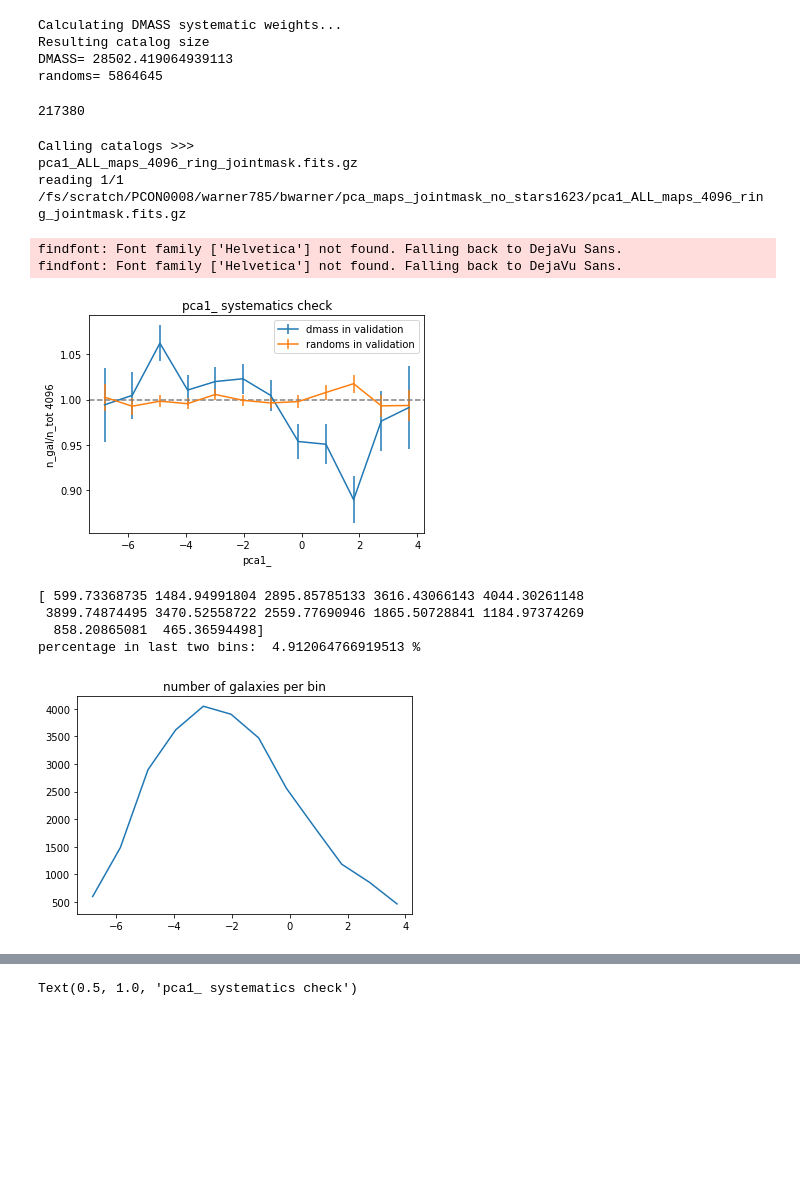
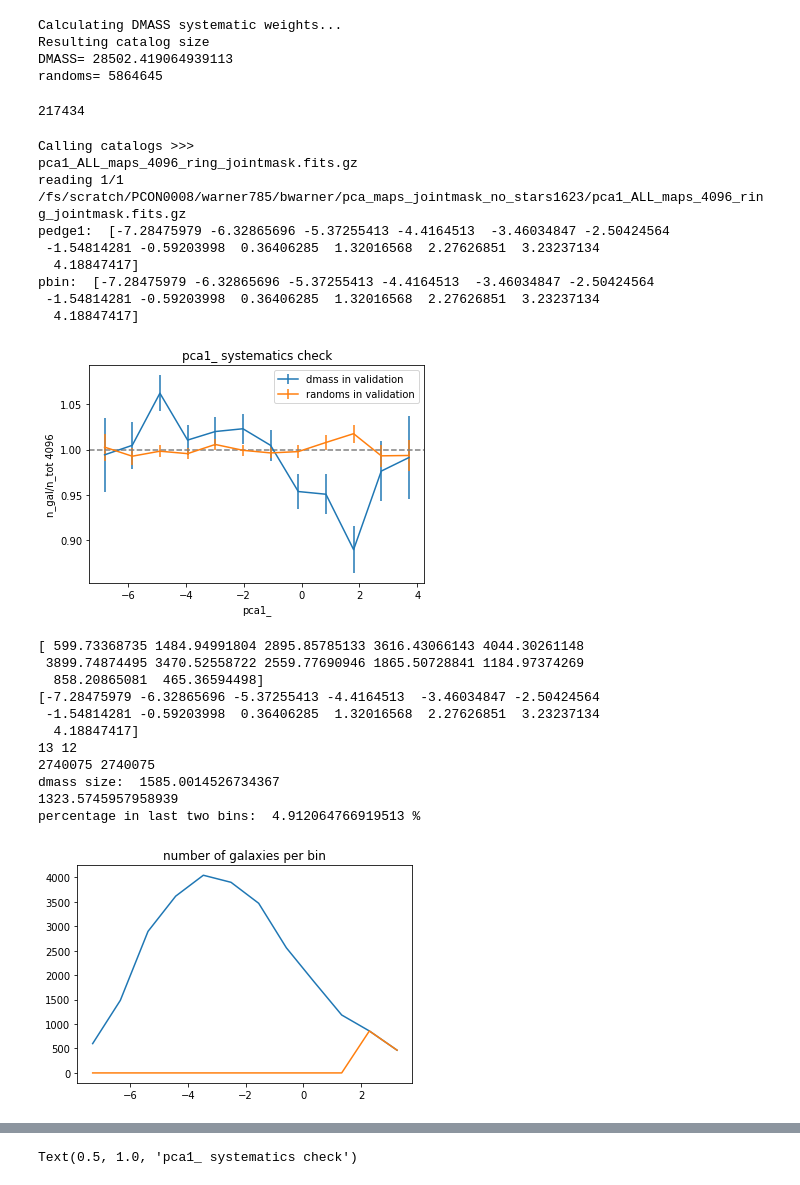
Before and after one commit to sujeong-lee/DMASS, a Jupyter notebook: code_py3/Singular_Systematic.ipynb, the cells around one changed output, grey strips where cells are left out. Cells and saved outputs as stored; diff of their text form; code cells hidden in the pictures; blank space fills up the shorter version.

Commit message:
Training Region test of number density + fixing singular systematic bug

```diff
--- a/code_py3/Singular_Systematic.ipynb
+++ b/code_py3/Singular_Systematic.ipynb
@@ -360,12 +360,15 @@ def number_gal(sysMap, dmass_chron, sys_weights = False): # apply systematic wei
     #print((sysval_gal != 0.0).any())
 
     if sys_weights == True:
-        h,_ = np.histogram(sysval_gal[sysval_gal != hp.UNSEEN], bins=pbin, weights = dmass_chron["WEIGHT"][sysval_gal != hp.UNSEEN]*dmass_chron["SYS_WEIGHT"][sysval_gal != hp.UNSEEN])
+        h,pedge1 = np.histogram(sysval_gal[sysval_gal != hp.UNSEEN], bins=pbin, weights = dmass_chron["WEIGHT"][sysval_gal != hp.UNSEEN]*dmass_chron["SYS_WEIGHT"][sysval_gal != hp.UNSEEN])
     else:
-        h,_ = np.histogram(sysval_gal[sysval_gal != hp.UNSEEN], bins=pbin, weights = dmass_chron["WEIGHT"][sysval_gal != hp.UNSEEN]) # -- density of dmass sample, not gold sample
+        h,pedge1 = np.histogram(sysval_gal[sysval_gal != hp.UNSEEN], bins=pbin, weights = dmass_chron["WEIGHT"][sysval_gal != hp.UNSEEN]) # -- density of dmass sample, not gold sample
     #print(h)
 
-    return h, sysval_gal
+    #print("pedge1: ", pedge1)
+    #print("pbin: ", pbin)
+
+    return h, sysval_gal, pedge1
 
 def area_pixels(sysMap, fracDet):
 
@@ -539,7 +542,7 @@ Calculating DMASS systematic weights...
 Resulting catalog size
 DMASS= 28502.419064939113
 randoms= 5864645
-217380
+217434
 # %%
 chi2_randoms = []
 chi2_dmassi = []
@@ -572,13 +575,19 @@ h_ran = fitsio.read('../output/test/train_cat/y3/'+input_keyword+'h_ran2.fits')
 norm_number_density_ran = fitsio.read('../output/test/train_cat/y3/'+input_keyword+'norm_ran2.fits')
 fracerr_ran_norm = fitsio.read('../output/test/train_cat/y3/'+input_keyword+'fracerr_ran2.fits')
 
-h, sysval_gal = number_gal(sysMap, dmass_chron, sys_weights = False)
+h, sysval_gal, pedge1 = number_gal(sysMap, dmass_chron, sys_weights = False)
 area = area_pixels(sysMap, fracDet)
 pcenter, norm_number_density, fracerr_norm = number_density(sysMap, h, area)
 # %% [output]
 Calling catalogs >>>
 pca1_ALL_maps_4096_ring_jointmask.fits.gz
 reading 1/1 /fs/scratch/PCON0008/warner785/bwarner/pca_maps_jointmask_no_stars1623/pca1_ALL_maps_4096_ring_jointmask.fits.gz
+pedge1:  [-7.28475979 -6.32865696 -5.37255413 -4.4164513  -3.46034847 -2.50424564
+ -1.54814281 -0.59203998  0.36406285  1.32016568  2.27626851  3.23237134
+  4.18847417]
+pbin:  [-7.28475979 -6.32865696 -5.37255413 -4.4164513  -3.46034847 -2.50424564
+ -1.54814281 -0.59203998  0.36406285  1.32016568  2.27626851  3.23237134
+  4.18847417]
 # %%
 #plotting:
 
@@ -600,21 +609,43 @@ else:
     plt.title(xlabel+' systematics check')
     fig.savefig(xlabel+'sys_check.pdf')
 # %% [output]
-findfont: Font family ['Helvetica'] not found. Falling back to DejaVu Sans.
-findfont: Font family ['Helvetica'] not found. Falling back to DejaVu Sans.
 [figure]
 # %%
 # truncating the data that goes against the trend-- if data is small enough to neglect
 print(h)
+print(pedge1)
 fig, ax = plt.subplots()
-ax.errorbar( pcenter, h)
+print(pedge1.size, h.size)
+
+mask1 = sysval_gal > pedge1[10]
+print(sysval_gal.size, dmass_chron.size)
+ax.errorbar(pedge1[:-1], h)
+#ax.hist(sysval_gal, bins=pedge1)
+h2, pedge2 = np.histogram(sysval_gal[mask1], bins=pedge1, weights = dmass_chron["WEIGHT"][mask1])
+ax.errorbar(pedge2[:-1], h2)
+
+print("dmass size: ", np.sum(dmass_chron["WEIGHT"][mask1]))
+#print("sys:", np.sum(sysval_gal[mask1]))
+
+sum_h = np.sum(h)
+#print("sum_h", sum_h)
+sum_h2=h2[10]+h2[11]
+print(sum_h2)
+
 #ax.legend(chi2_reduced)
 plt.title('number of galaxies per bin')
 
 print("percentage in last two bins: ", ((h[10]+h[11])/np.sum(h))*100, "%")
 # %% [output]
 [ 599.73368735 1484.94991804 2895.85785133 3616.43066143 4044.30261148
  3899.74874495 3470.52558722 2559.77690946 1865.50728841 1184.97374269
   858.20865081  465.36594498]
+[-7.28475979 -6.32865696 -5.37255413 -4.4164513  -3.46034847 -2.50424564
+ -1.54814281 -0.59203998  0.36406285  1.32016568  2.27626851  3.23237134
+  4.18847417]
+13 12
+2740075 2740075
+dmass size:  1585.0014526734367
+1323.5745957958939
 percentage in last two bins:  4.912064766919513 %
-[figure, old version]
+[figure, new version]
```
Also changed, not shown: parts of 7 cells of this notebook, 1 other file.
